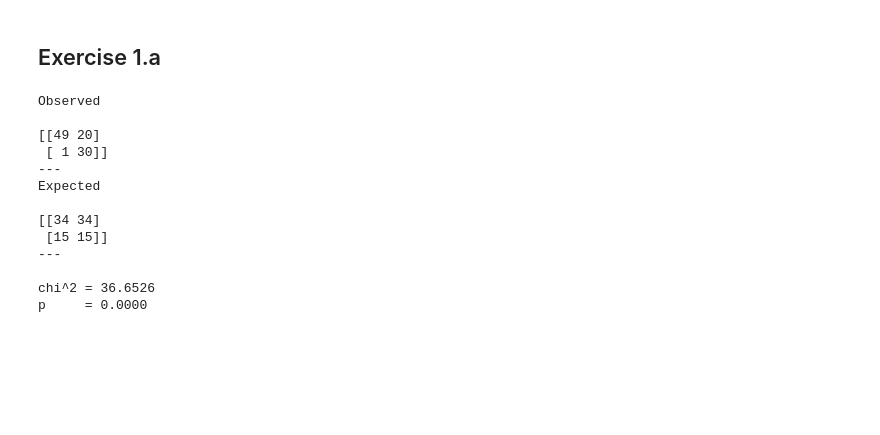
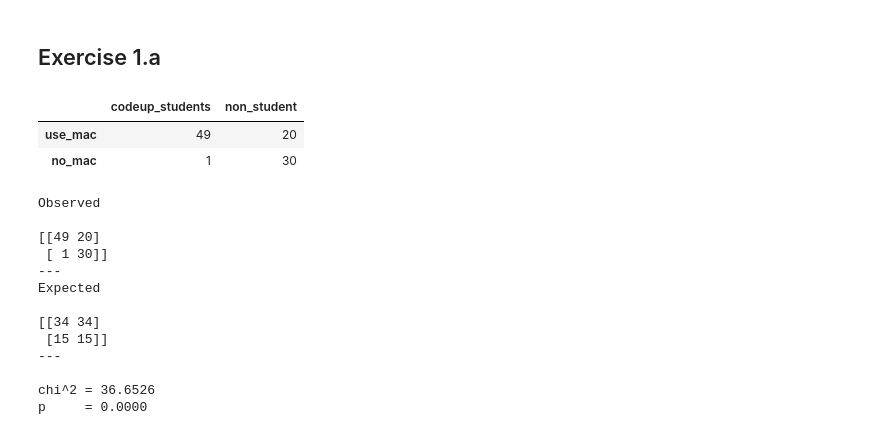
Before and after one commit to MatthewL09/statistics-exercises, a Jupyter notebook: hypothesis_testing.ipynb, the cells around one changed output. Drawn from its saved outputs; the diff is of its cells as text; code cells hidden in the pictures; blank space fills up the shorter version.

```diff
--- a/hypothesis_testing.ipynb
+++ b/hypothesis_testing.ipynb
@@ -752,9 +752,13 @@ no_mac = 31/100
 # %%
 index = ['use_mac', 'no_mac']
 columns = ['codeup_students', 'non_student']
 
 observed = pd.DataFrame ([[49, 20], [1, 30]], index = index, columns = columns)
-n = observed.values.sum()
+observed
+# %% [output]
+|  | codeup_students | non_student |
+| use_mac | 49 | 20 |
+| no_mac | 1 | 30 |
 # %%
 chi2, p, degf, expected = stats.chi2_contingency(observed)
 
```
Also changed, not shown: parts of 7 cells of this notebook.
